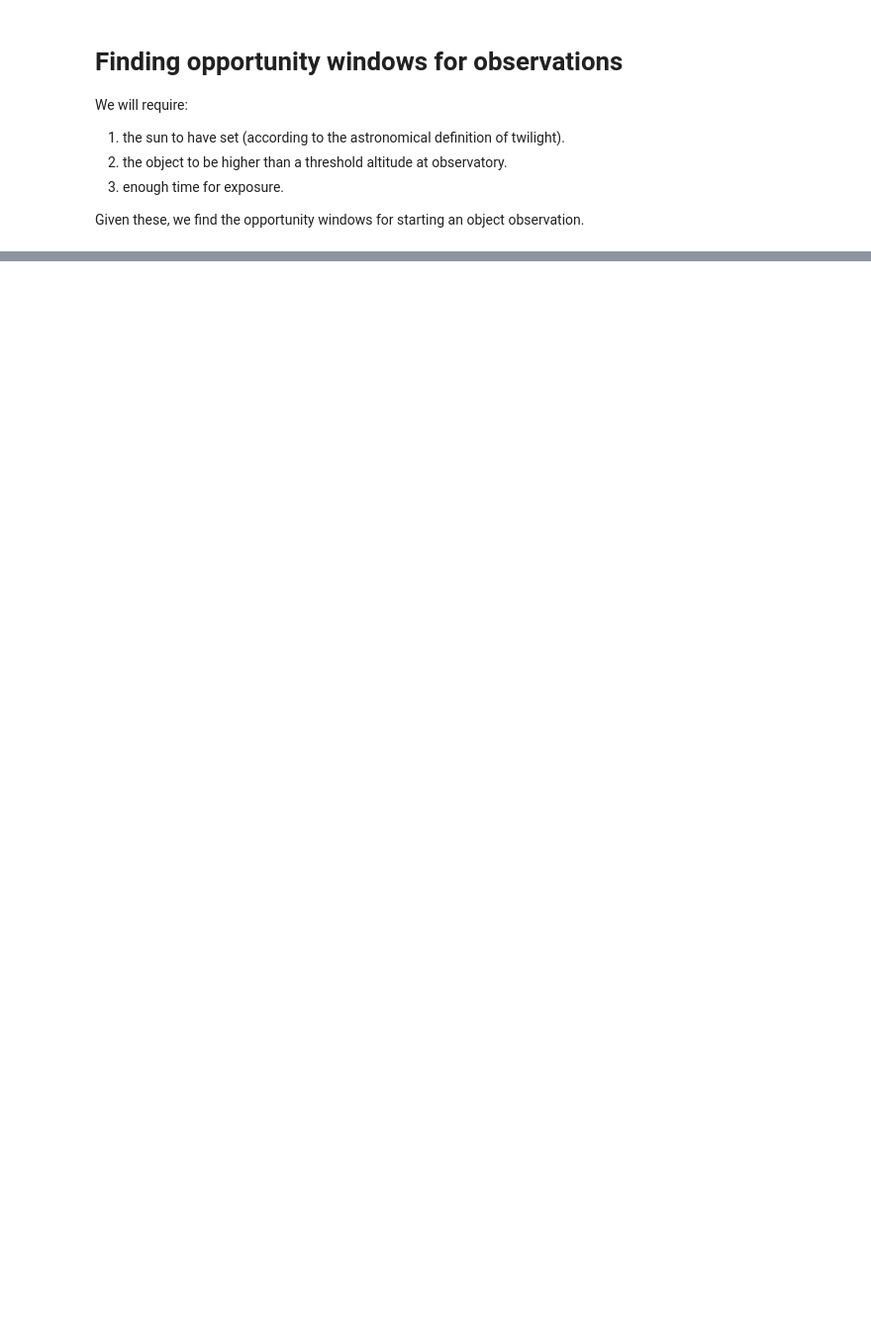
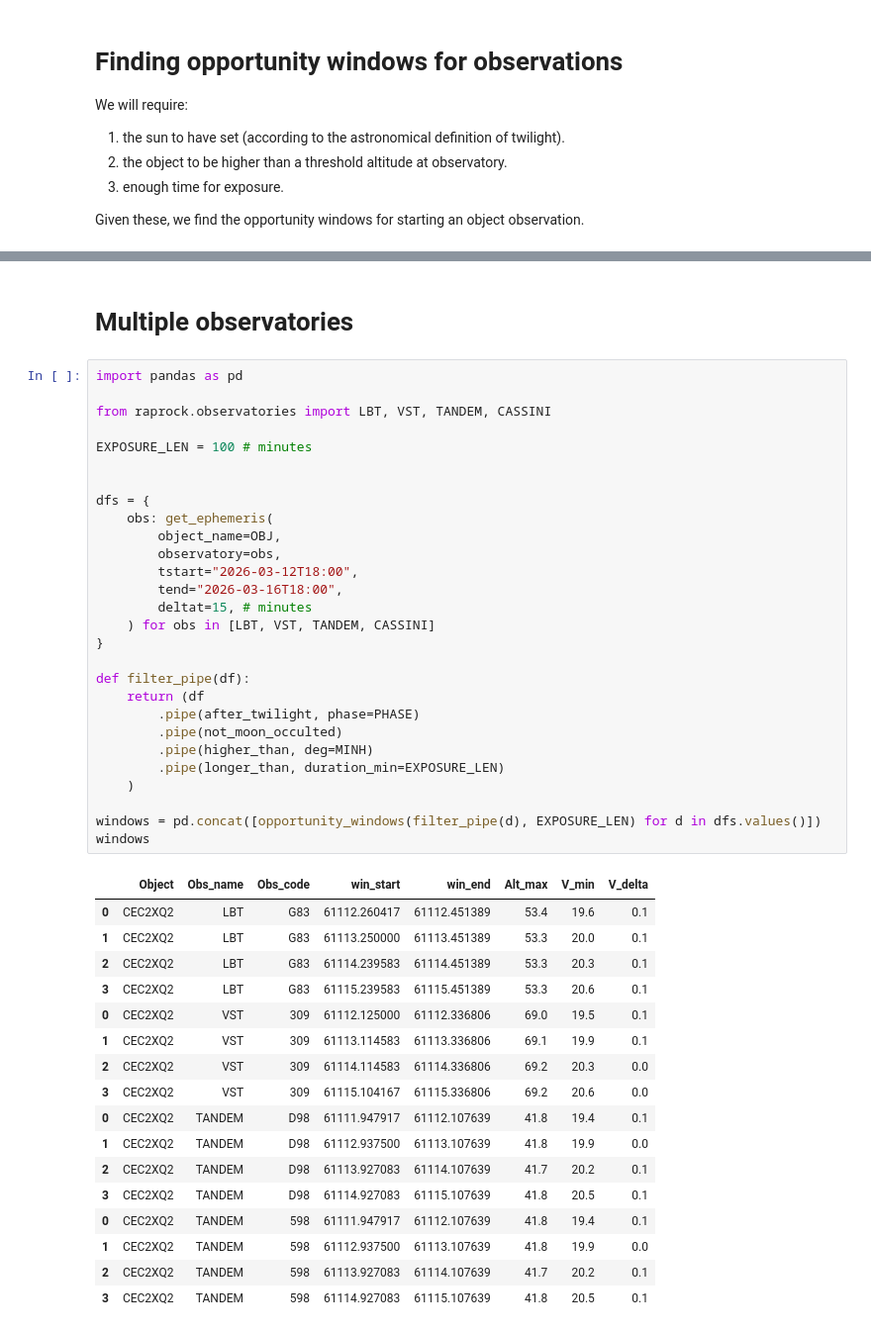
Before and after one commit to peppedilillo/raprock, a Jupyter notebook: notebooks/demo.ipynb, the cells around one changed output, grey strips where cells are left out. Shown at 99% size. Drawn from its saved outputs; the diff is of its cells as text; blank space fills up the shorter version.

```diff
--- a/notebooks/demo.ipynb
+++ b/notebooks/demo.ipynb
@@ -93,0 +96,48 @@ plt.show()
+# %% [markdown]
+# Multiple observatories
+# %%
+import pandas as pd
+
+from raprock.observatories import LBT, VST, TANDEM, CASSINI
+
+EXPOSURE_LEN = 100 # minutes
+
+
+dfs = {
+    obs: get_ephemeris(
+        object_name=OBJ,
+        observatory=obs,
+        tstart="2026-03-12T18:00",
+        tend="2026-03-16T18:00",
+        deltat=15, # minutes
+    ) for obs in [LBT, VST, TANDEM, CASSINI]
+}
+
+def filter_pipe(df):
+    return (df
+        .pipe(after_twilight, phase=PHASE)
+        .pipe(not_moon_occulted)
+        .pipe(higher_than, deg=MINH)
+        .pipe(longer_than, duration_min=EXPOSURE_LEN)
+    )
+
+windows = pd.concat([opportunity_windows(filter_pipe(d), EXPOSURE_LEN) for d in dfs.values()])
+windows
+# %% [output]
+|  | Object | Obs_name | Obs_code | win_start | win_end | Alt_max | V_min | V_delta |
+| 0 | CEC2XQ2 | LBT | G83 | 61112.260417 | 61112.451389 | 53.4 | 19.6 | 0.1 |
+| 1 | CEC2XQ2 | LBT | G83 | 61113.250000 | 61113.451389 | 53.3 | 20.0 | 0.1 |
+| 2 | CEC2XQ2 | LBT | G83 | 61114.239583 | 61114.451389 | 53.3 | 20.3 | 0.1 |
+| 3 | CEC2XQ2 | LBT | G83 | 61115.239583 | 61115.451389 | 53.3 | 20.6 | 0.1 |
+| 0 | CEC2XQ2 | VST | 309 | 61112.125000 | 61112.336806 | 69.0 | 19.5 | 0.1 |
+| 1 | CEC2XQ2 | VST | 309 | 61113.114583 | 61113.336806 | 69.1 | 19.9 | 0.1 |
+| 2 | CEC2XQ2 | VST | 309 | 61114.114583 | 61114.336806 | 69.2 | 20.3 | 0.0 |
+| 3 | CEC2XQ2 | VST | 309 | 61115.104167 | 61115.336806 | 69.2 | 20.6 | 0.0 |
+| 0 | CEC2XQ2 | TANDEM | D98 | 61111.947917 | 61112.107639 | 41.8 | 19.4 | 0.1 |
+| 1 | CEC2XQ2 | TANDEM | D98 | 61112.937500 | 61113.107639 | 41.8 | 19.9 | 0.0 |
+| 2 | CEC2XQ2 | TANDEM | D98 | 61113.927083 | 61114.107639 | 41.7 | 20.2 | 0.1 |
+| 3 | CEC2XQ2 | TANDEM | D98 | 61114.927083 | 61115.107639 | 41.8 | 20.5 | 0.1 |
+| 0 | CEC2XQ2 | TANDEM | 598 | 61111.947917 | 61112.107639 | 41.8 | 19.4 | 0.1 |
+| 1 | CEC2XQ2 | TANDEM | 598 | 61112.937500 | 61113.107639 | 41.8 | 19.9 | 0.0 |
+| 2 | CEC2XQ2 | TANDEM | 598 | 61113.927083 | 61114.107639 | 41.7 | 20.2 | 0.1 |
+| 3 | CEC2XQ2 | TANDEM | 598 | 61114.927083 | 61115.107639 | 41.8 | 20.5 | 0.1 |
```
Also changed, not shown: parts of 8 cells of this notebook, 5 other files.
